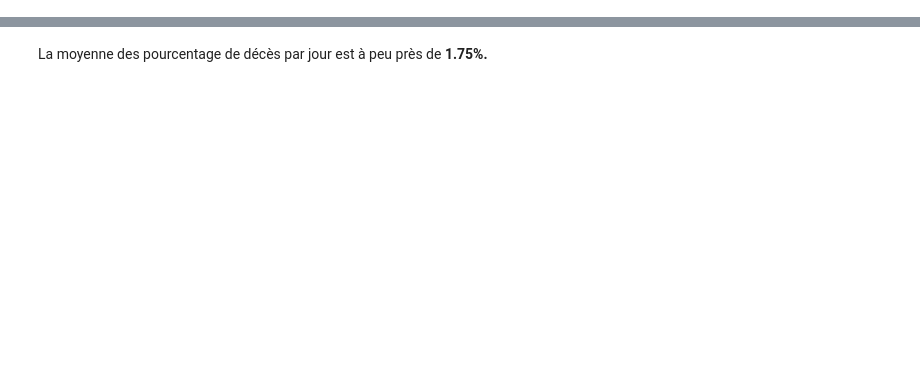
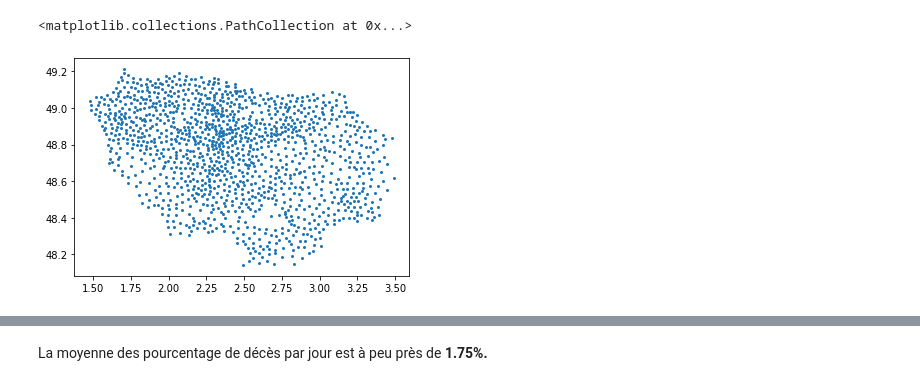
Before and after one commit to AmineDiro/Prediction-COVID19-France-, a Jupyter notebook: EDA france.ipynb, the cells around one changed output, grey strips where cells are left out. Cells and saved outputs as stored; diff of their text form; code cells hidden in the pictures; blank space fills up the shorter version.

```diff
--- a/EDA france.ipynb
+++ b/EDA france.ipynb
@@ -38,0 +89,7 @@ array(['COM-977', 'COM-978', 'DEP-01', 'DEP-02', 'DEP-03', 'DEP-04',
+# %%
+# load a set of data
+geo = pd.read_csv('Data/insee-map.csv', sep=';',
+                 usecols=range(10),
+                index_col='Code INSEE')
+geo[['Latitude', 'Longitude']] = geo['geo_point_2d'].str.extract('(.+),(.+)', expand=True).astype(float)
+geo.head()
@@ -38,0 +104,7 @@ array(['COM-977', 'COM-978', 'DEP-01', 'DEP-02', 'DEP-03', 'DEP-04',
+# %%
+# scatter plot provides naive maps
+plt.scatter(geo['Longitude'],
+            geo['Latitude'],s=4)
+# %% [output]
+<matplotlib.collections.PathCollection at 0x...>
+[figure, added]
```
Also changed, not shown: parts of 32 cells of this notebook, 1 other file.
